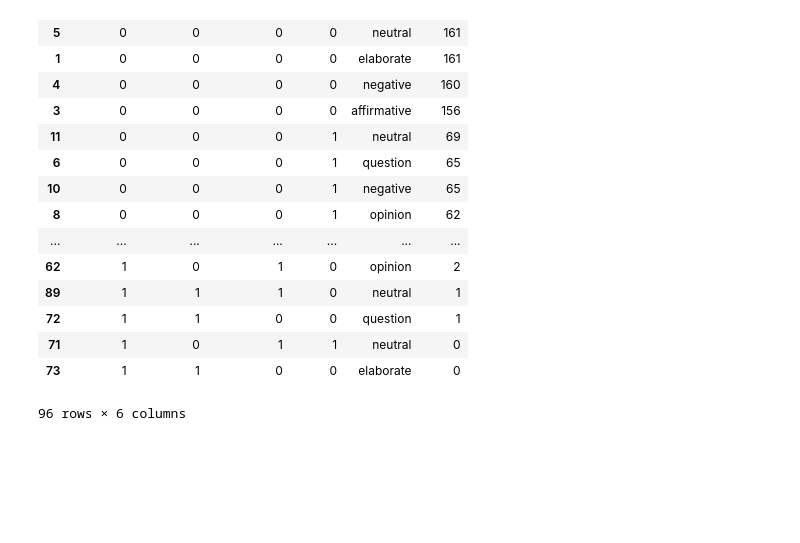
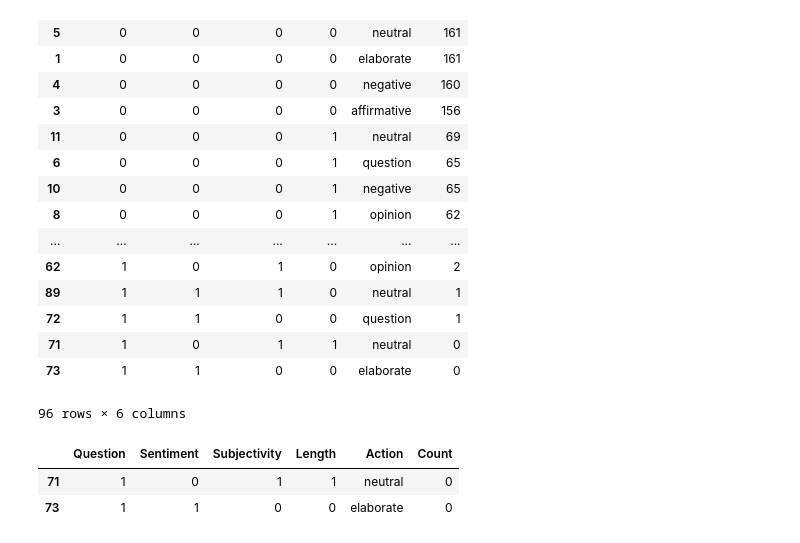
Before and after one commit to MollyZhang/Reinforcement_learning_NLP, a Jupyter notebook: molly/data_explore.ipynb, the cells around one changed output. Drawn from its saved outputs; the diff is of its cells as text; code cells hidden in the pictures; blank space fills up the shorter version.

```diff
--- a/molly/data_explore.ipynb
+++ b/molly/data_explore.ipynb
@@ -140,3 +140,9 @@ df_count.sort_values(by="Count", ascending=False)
 | 71 | 1 | 0 | 1 | 1 | neutral | 0 |
 | 73 | 1 | 1 | 0 | 0 | elaborate | 0 |
 96 rows × 6 columns
+# %%
+df_count[df_count.Count==0]
+# %% [output]
+|  | Question | Sentiment | Subjectivity | Length | Action | Count |
+| 71 | 1 | 0 | 1 | 1 | neutral | 0 |
+| 73 | 1 | 1 | 0 | 0 | elaborate | 0 |
```
Also changed, not shown: 2 other files.
